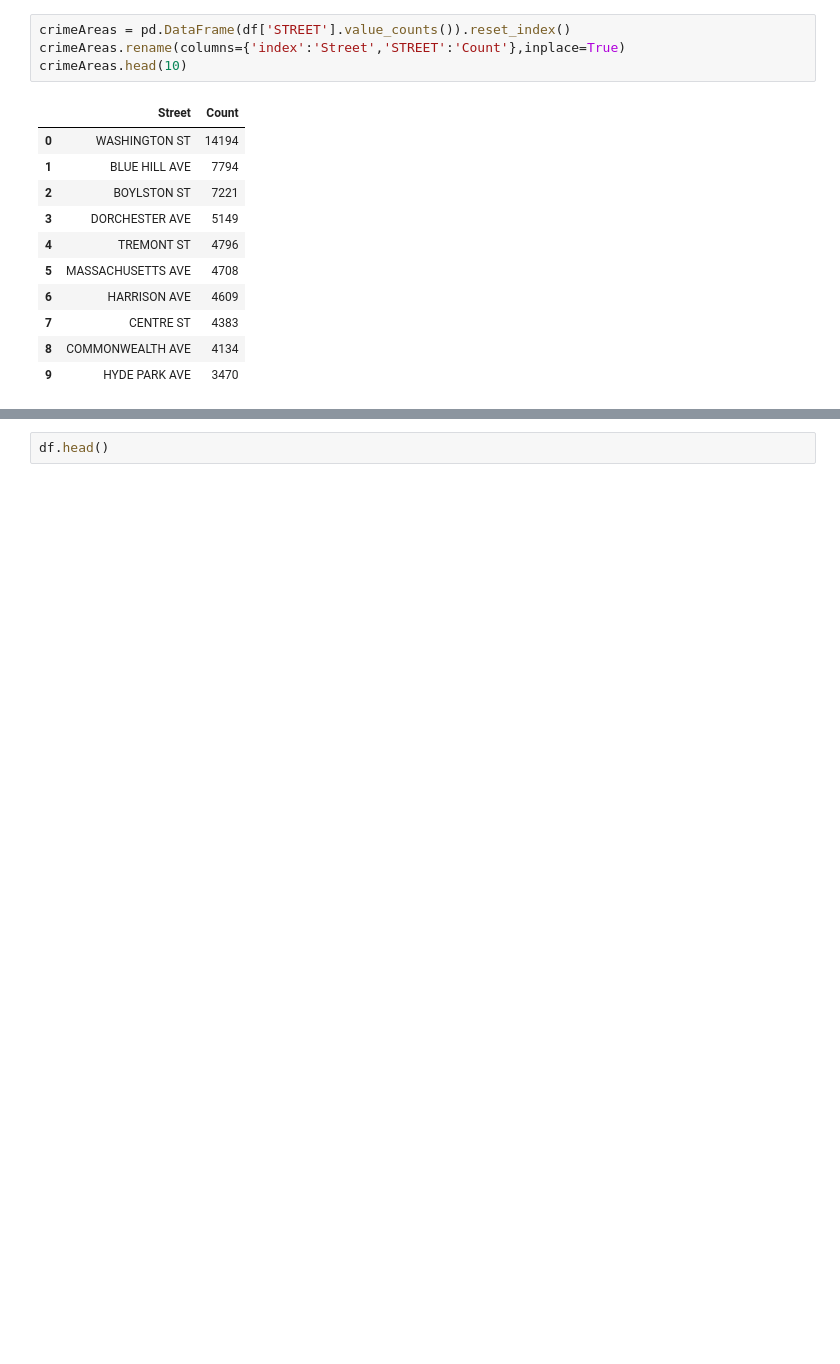
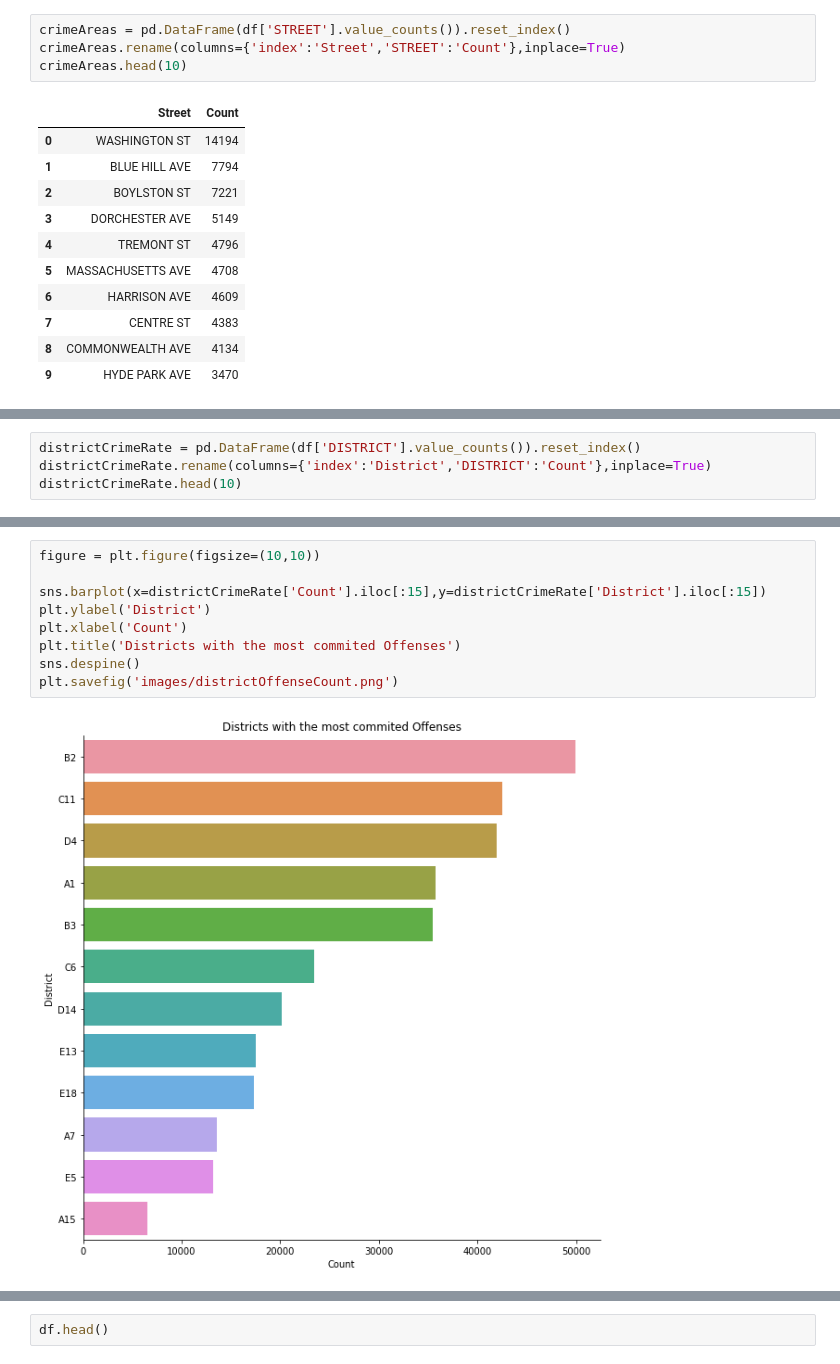
Before and after one commit to SpacePatroller/Boston_Crime_Data, a Jupyter notebook: Crime Data EDA.ipynb, the cells around one changed output, grey strips where cells are left out. Cells and saved outputs as stored; diff of their text form; blank space fills up the shorter version.

```diff
--- a/Crime Data EDA.ipynb
+++ b/Crime Data EDA.ipynb
@@ -120,0 +126,4 @@ plt.savefig('images/streetsOffenseCount.jpeg')
+# %%
+districtCrimeRate = pd.DataFrame(df['DISTRICT'].value_counts()).reset_index()
+districtCrimeRate.rename(columns={'index':'District','DISTRICT':'Count'},inplace=True)
+districtCrimeRate.head(10)
@@ -120,0 +142,11 @@ plt.savefig('images/streetsOffenseCount.jpeg')
+# %%
+figure = plt.figure(figsize=(10,10))
+
+sns.barplot(x=districtCrimeRate['Count'].iloc[:15],y=districtCrimeRate['District'].iloc[:15])
+plt.ylabel('District')
+plt.xlabel('Count')
+plt.title('Districts with the most commited Offenses')
+sns.despine()
+plt.savefig('images/districtOffenseCount.png')
+# %% [output]
+[figure, added]
```
Also changed, not shown: parts of 13 cells of this notebook, 7 other files.
